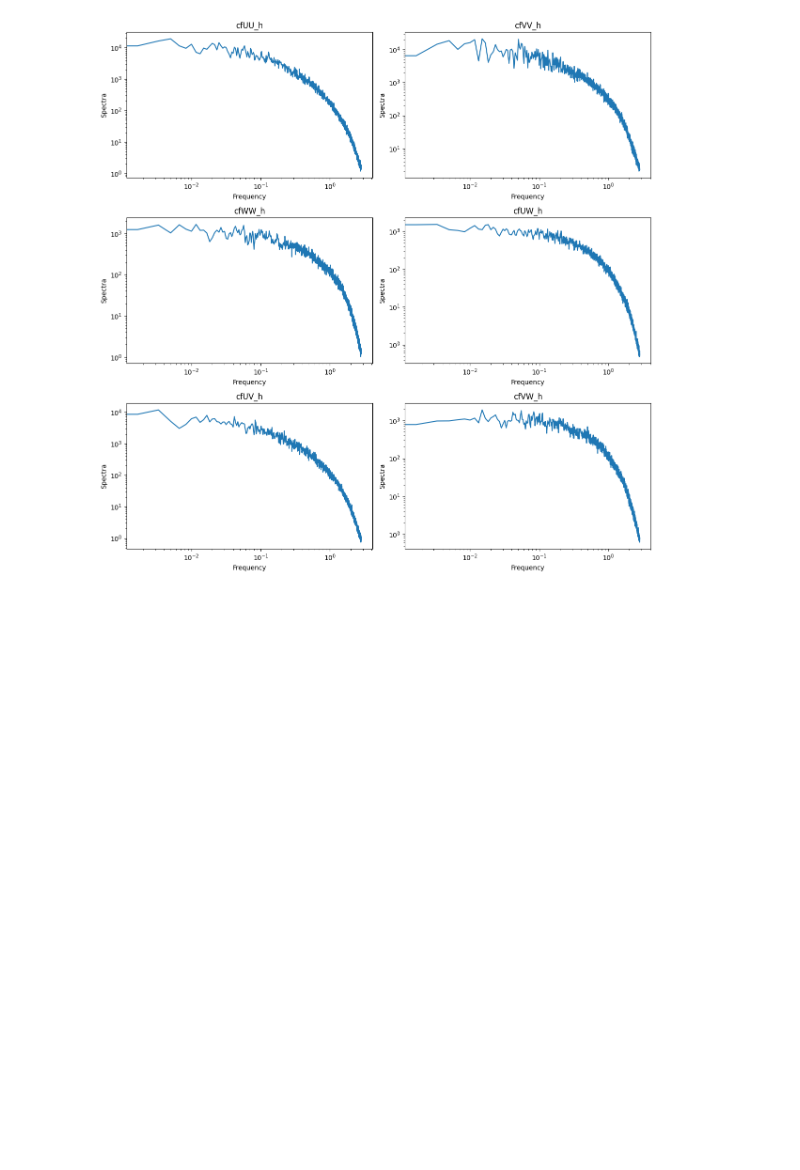
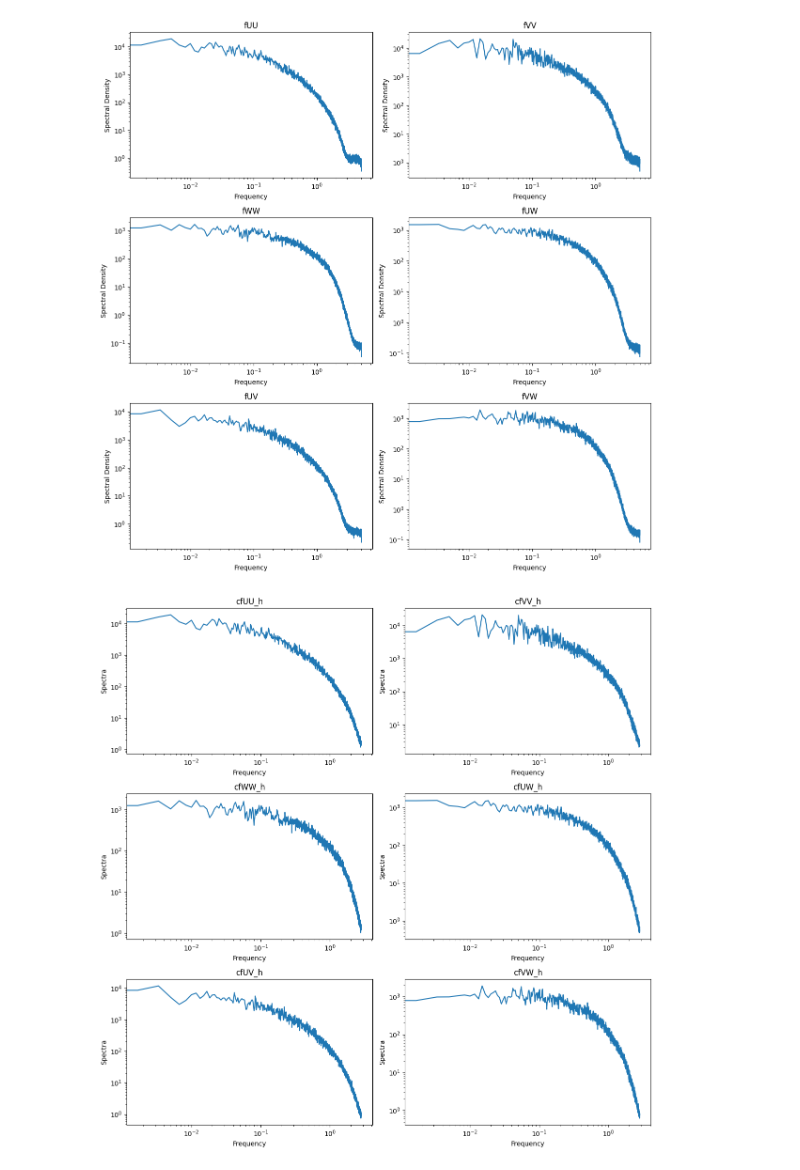
Before and after one commit to METHODS-Group/DRDMannTurb, a Jupyter notebook: STORM_fitting/notebooks/data_clean_for_coh.ipynb, the cells around one changed output. Drawn from its saved outputs; the diff is of its cells as text; code cells hidden in the pictures; blank space fills up the shorter version.

```diff
--- a/STORM_fitting/notebooks/data_clean_for_coh.ipynb
+++ b/STORM_fitting/notebooks/data_clean_for_coh.ipynb
@@ -46,12 +43,15 @@ fUU_ds.shape
 # %%
 # Grab a particular height
-height = len(height_ds) // 2
+height_ind = len(height_ds) // 2
+
+print("Selected height (use as zref?): ", height_ds[height_ind])
 
 # Get spectra at that height
 freq_h = freq_ds.copy()
-fUU_h = np.squeeze(fUU_ds[0, height, :])
-fVV_h = np.squeeze(fVV_ds[0, height, :])
-fWW_h = np.squeeze(fWW_ds[0, height, :])
-fUW_h = np.squeeze(fUW_ds[0, height, :])
-fUV_h = np.squeeze(fUV_ds[0, height, :])
-fVW_h = np.squeeze(fVW_ds[0, height, :])
+# NOTE: We need the 0 in first index
+fUU_h = np.squeeze(fUU_ds[0, height_ind, :])
+fVV_h = np.squeeze(fVV_ds[0, height_ind, :])
+fWW_h = np.squeeze(fWW_ds[0, height_ind, :])
+fUW_h = np.squeeze(fUW_ds[0, height_ind, :])
+fUV_h = np.squeeze(fUV_ds[0, height_ind, :])
+fVW_h = np.squeeze(fVW_ds[0, height_ind, :])
@@ -87,3 +60,28 @@ plt.show()
+# %%
+fig, axs = plt.subplots(3, 2, figsize=(12, 12))
+axs = axs.flatten()
+
+axs[0].loglog(freq_h, fUU_h)
+axs[0].set_title('fUU')
+axs[1].loglog(freq_h, fVV_h)
+axs[1].set_title('fVV')
+axs[2].loglog(freq_h, fWW_h)
+axs[2].set_title('fWW')
+axs[3].loglog(freq_h, fUW_h)
+axs[3].set_title('fUW')
+axs[4].loglog(freq_h, fUV_h)
+axs[4].set_title('fUV')
+axs[5].loglog(freq_h, fVW_h)
+axs[5].set_title('fVW')
+
+for ax in axs:
+    ax.set_xlabel('Frequency')
+    ax.set_ylabel('Spectral Density')
+
+plt.tight_layout()
+plt.show()
+# %% [output]
+[figure, added]
 # %%
 # NOTE: Copied from older data_clean.ipynb
 def clean_spectra(
```
Also changed, not shown: parts of 34 cells of this notebook, 5 other files.
